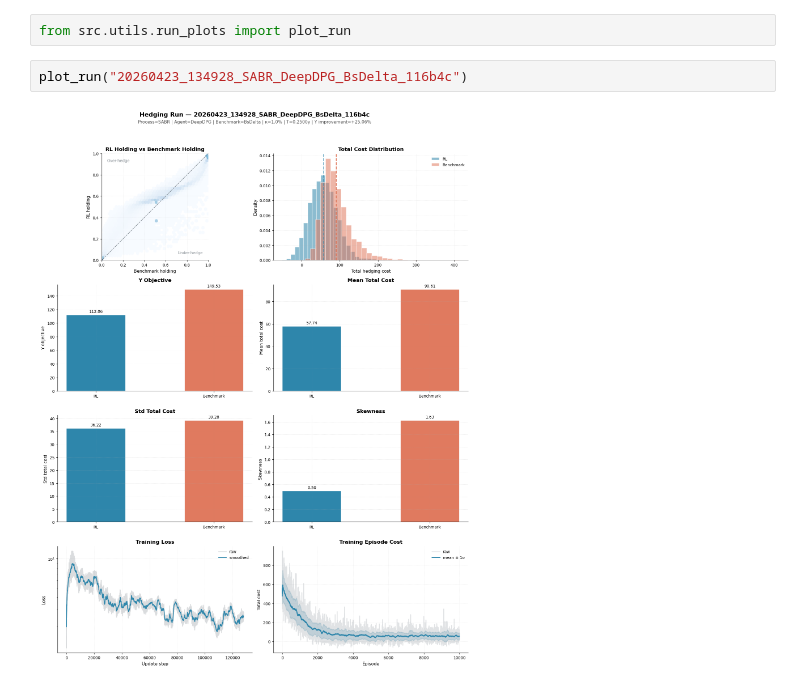
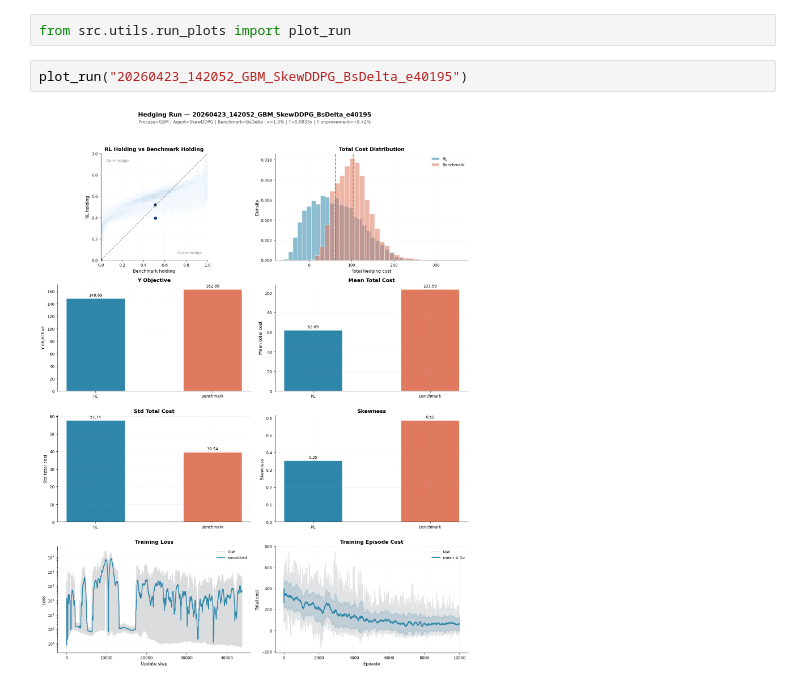
Before and after one commit to thibault-charbonnier/deep-hedging, a Jupyter notebook: notebooks/plot.ipynb, the cells around one changed output. Saved outputs shown, nothing was run; the diff lists cells and outputs as text.

Commit message:
skew

```diff
--- a/notebooks/plot.ipynb
+++ b/notebooks/plot.ipynb
@@ -1,6 +1,6 @@
 # %%
 from src.utils.run_plots import plot_run
 # %%
-plot_run("20260423_134928_SABR_DeepDPG_BsDelta_116b4c")
+plot_run("20260423_142052_GBM_SkewDDPG_BsDelta_e40195")
 # %% [output]
-[figure, old version]
+[figure, new version]
```
Also changed, not shown: 7 other files.
